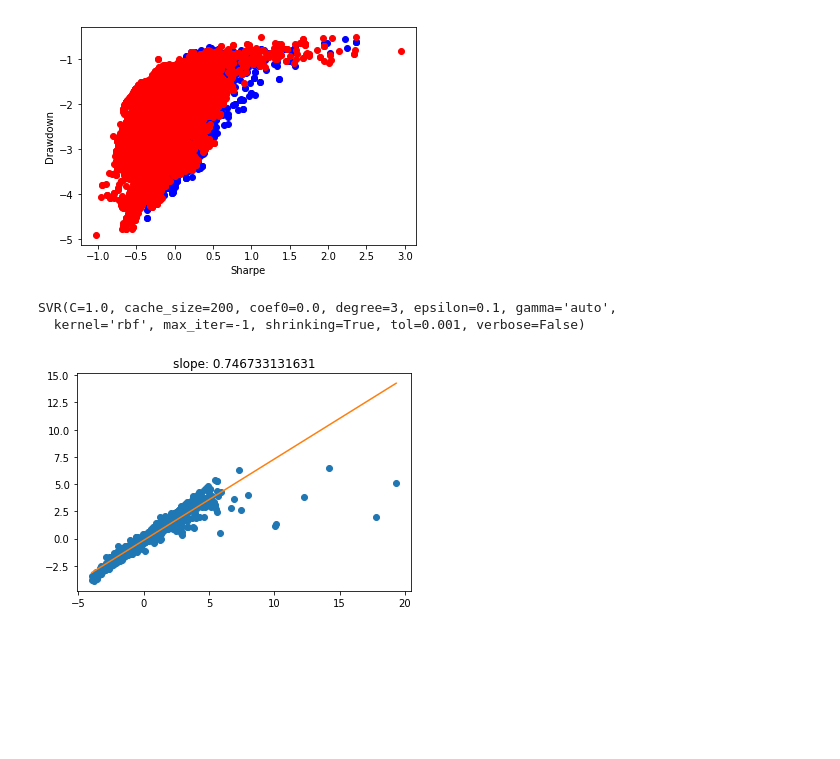
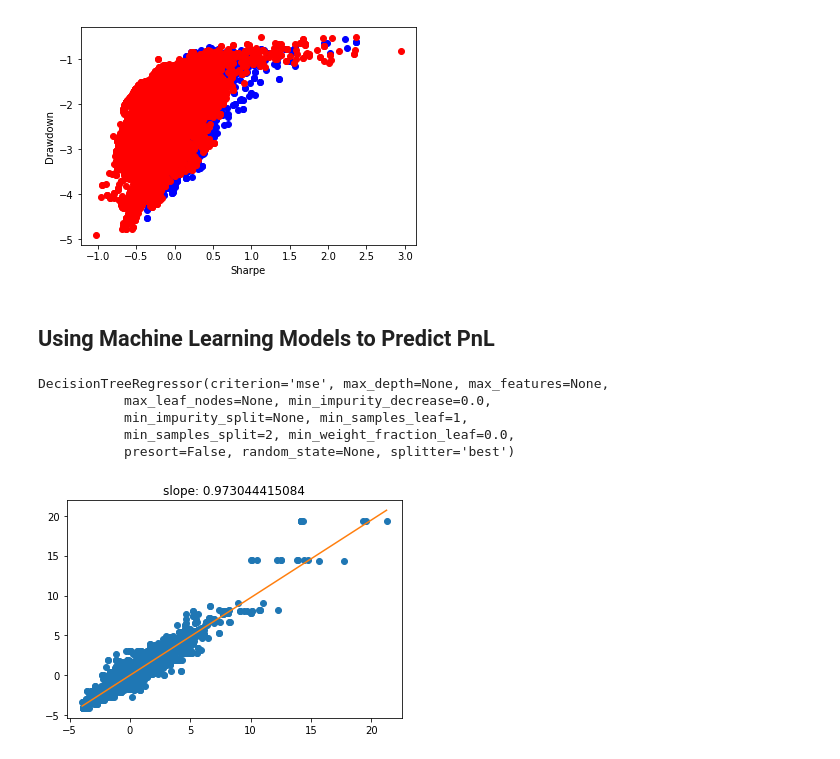
Before and after one commit to aaaquants/QuantBasics1-4, a Jupyter notebook: quant_basics.ipynb, the cells around one changed output. Cells and saved outputs as stored; diff of their text form; code cells hidden in the pictures; blank space fills up the shorter version.

Commit message:
Adding Decision Tree to model selection

```diff
--- a/quant_basics.ipynb
+++ b/quant_basics.ipynb
@@ -560,5 +564,7 @@ plt.ylabel('Drawdown')
 plt.show()
 # %% [output]
 [figure]
+# %% [markdown]
+## Using Machine Learning Models to Predict PnL
 # %%
 from sklearn.svm import SVR
@@ -565,15 +573,21 @@ from sklearn.svm import SVR
 # %%
 model = SVR()
-model.fit(array(params)[:-5000,:],pnls1[:-5000])
+#model = LinearRegression()
+model = DecisionTreeRegressor()
+M = 25000
+model.fit(array(params)[:-M,:],pnls1[:-M])
 # %% [output]
-SVR(C=1.0, cache_size=200, coef0=0.0, degree=3, epsilon=0.1, gamma='auto',
-  kernel='rbf', max_iter=-1, shrinking=True, tol=0.001, verbose=False)
+DecisionTreeRegressor(criterion='mse', max_depth=None, max_features=None,
+           max_leaf_nodes=None, min_impurity_decrease=0.0,
+           min_impurity_split=None, min_samples_leaf=1,
+           min_samples_split=2, min_weight_fraction_leaf=0.0,
+           presort=False, random_state=None, splitter='best')
 # %%
-pred_pnls = model.predict(array(params)[-5000:,:])
+pred_pnls = model.predict(array(params)[-M:,:])
 # %%
-plt.plot(pnls1[-5000:],pred_pnls,'o')
-m = plot_linreg(pnls1[-5000:],pred_pnls)
+plt.plot(pnls1[-M:],pred_pnls,'o')
+m = plot_linreg(pnls1[-M:],pred_pnls)
 plt.title('slope: %s'%m[0])
 plt.show()
 # %% [output]
-[figure, old version]
+[figure, new version]
```
Also changed, not shown: parts of 3 cells of this notebook.
